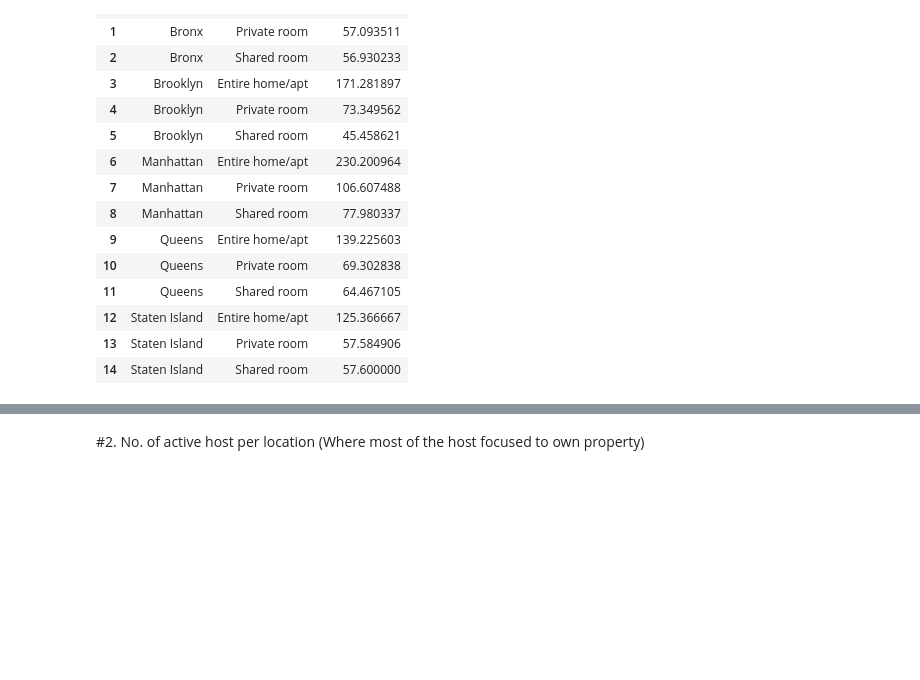
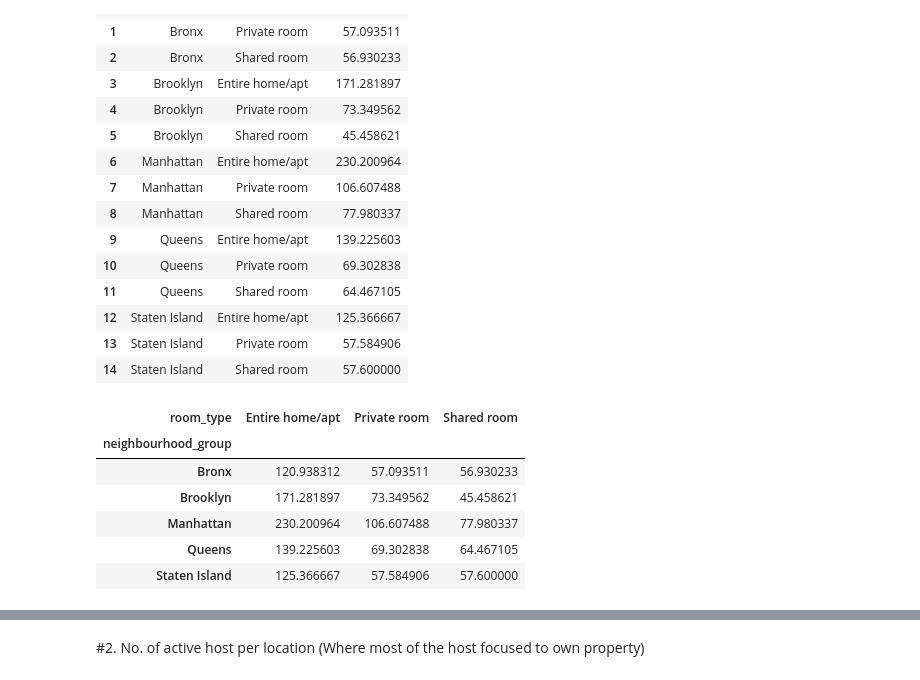
Before and after one commit to HarshivBhatt/EDA_Project_Airbnb_booking_Analysis-Self-.ipynb, a Jupyter notebook: EDA_Project_Airbnb_booking_Analysis.ipynb, the cells around one changed output, grey strips where cells are left out. Cells and saved outputs as stored; diff of their text form; code cells hidden in the pictures; blank space fills up the shorter version.

```diff
--- a/EDA_Project_Airbnb_booking_Analysis.ipynb
+++ b/EDA_Project_Airbnb_booking_Analysis.ipynb
@@ -97,3 +98,15 @@ airbnb_df.groupby(['neighbourhood_group','room_type'], as_index=False)['price'].
 | 12 | Staten Island | Entire home/apt | 125.366667 |
 | 13 | Staten Island | Private room | 57.584906 |
 | 14 | Staten Island | Shared room | 57.600000 |
+# %%
+#Unstack the group by information for plot the graph
+avg_preffered_price_df = airbnb_df.groupby(['neighbourhood_group','room_type'])['price'].mean().unstack()
+avg_preffered_price_df
+# %% [output]
+| room_type | Entire home/apt | Private room | Shared room |
+| neighbourhood_group |  |  |  |
+| Bronx | 120.938312 | 57.093511 | 56.930233 |
+| Brooklyn | 171.281897 | 73.349562 | 45.458621 |
+| Manhattan | 230.200964 | 106.607488 | 77.980337 |
+| Queens | 139.225603 | 69.302838 | 64.467105 |
+| Staten Island | 125.366667 | 57.584906 | 57.600000 |
```
Also changed, not shown: parts of 4 cells of this notebook.
